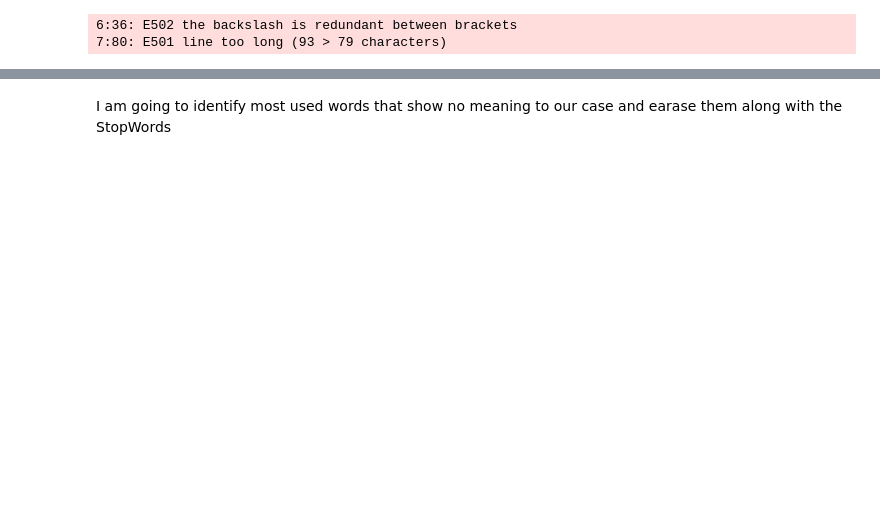
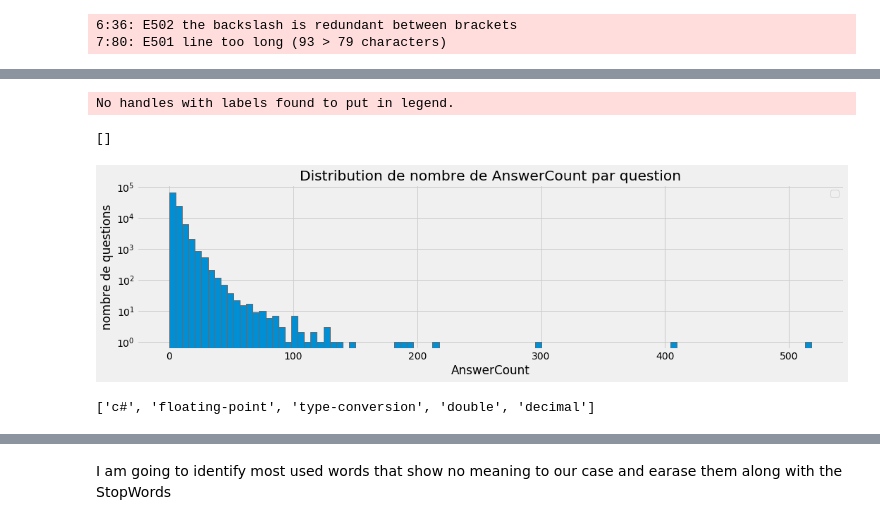
Before and after one commit to amcharek/OCP6, a Jupyter notebook: Analyse exploratoire.ipynb, the cells around one changed output, grey strips where cells are left out. Drawn from its saved outputs; the diff is of its cells as text; code cells hidden in the pictures; blank space fills up the shorter version.

```diff
--- a/Analyse exploratoire.ipynb
+++ b/Analyse exploratoire.ipynb
@@ -146,0 +206,19 @@ df.head()
+# %%
+ax = plt.figure(figsize=(16, 4))
+
+plt.hist(df['AnswerCount'], bins=100)
+
+plt.title(u"Distribution de nombre de AnswerCount par question")
+plt.xlabel(u"AnswerCount")
+plt.ylabel(u"nombre de questions")
+
+plt.legend()
+plt.semilogy()
+# %% [output]
+No handles with labels found to put in legend.
+[]
+[figure, added]
+# %%
+df.tags[0]
+# %% [output]
+['c#', 'floating-point', 'type-conversion', 'double', 'decimal']
```
Also changed, not shown: parts of 41 cells of this notebook.
